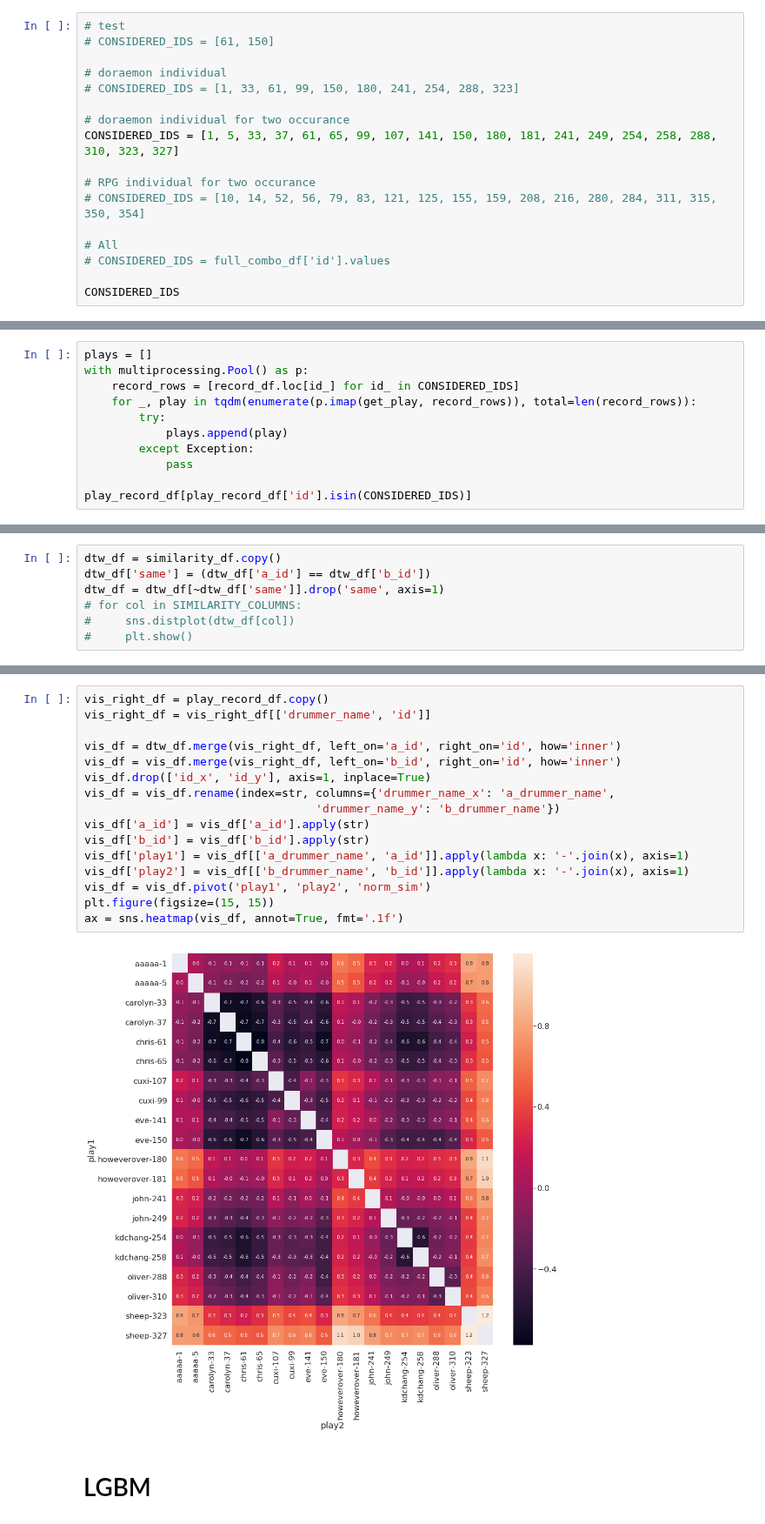
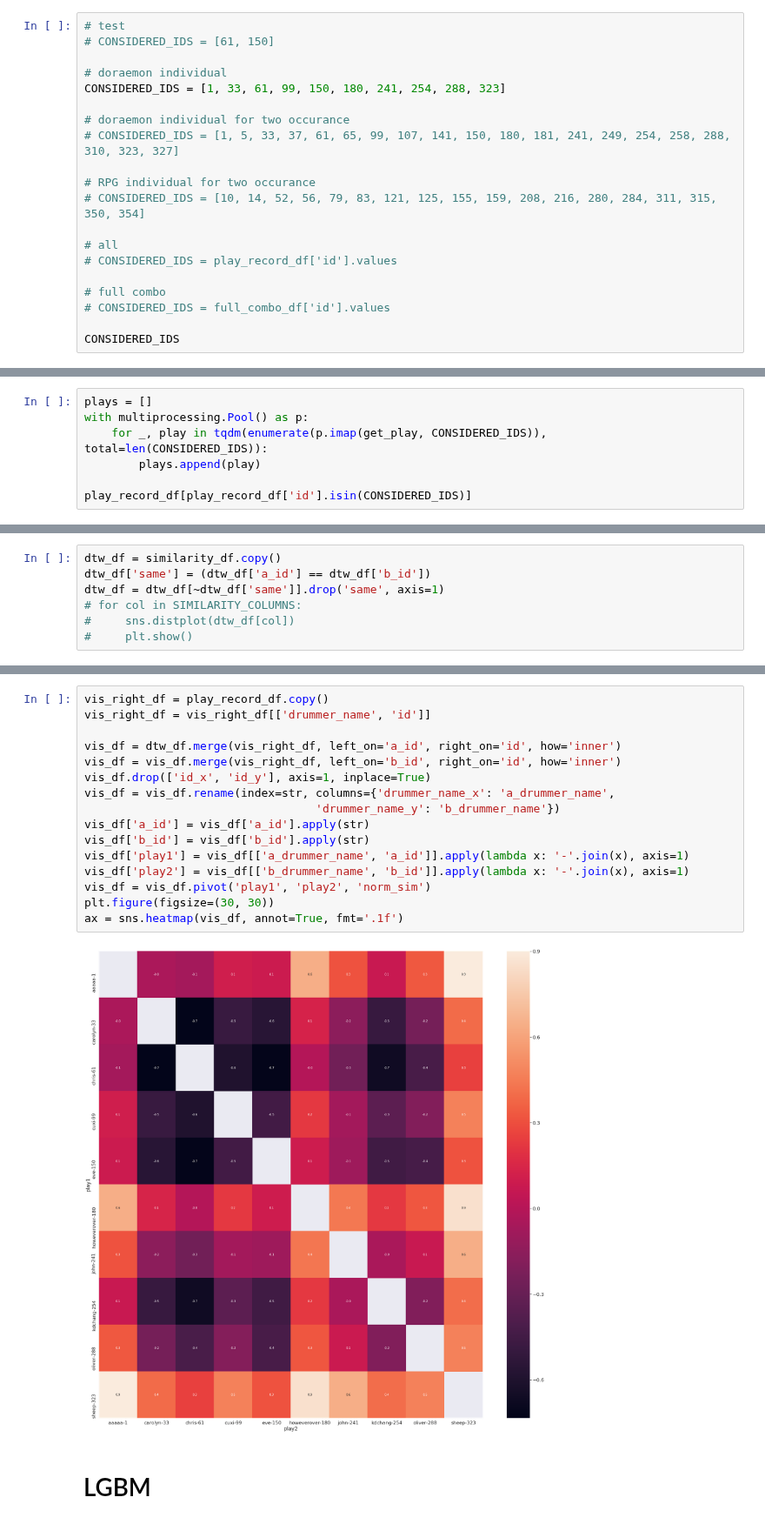
Before and after one commit to dsmilab/Taiko-Master, a Jupyter notebook: util/[beta] DTW.ipynb, the cells around one changed output, grey strips where cells are left out. Shown at 87% size. Cells and saved outputs as stored; diff of their text form.

```diff
--- a/util/[beta] DTW.ipynb
+++ b/util/[beta] DTW.ipynb
@@ -101,15 +101,18 @@ full_combo_df
 # CONSIDERED_IDS = [61, 150]
 
 # doraemon individual
-# CONSIDERED_IDS = [1, 33, 61, 99, 150, 180, 241, 254, 288, 323]
+CONSIDERED_IDS = [1, 33, 61, 99, 150, 180, 241, 254, 288, 323]
 
 # doraemon individual for two occurance
-CONSIDERED_IDS = [1, 5, 33, 37, 61, 65, 99, 107, 141, 150, 180, 181, 241, 249, 254, 258, 288, 310, 323, 327]
+# CONSIDERED_IDS = [1, 5, 33, 37, 61, 65, 99, 107, 141, 150, 180, 181, 241, 249, 254, 258, 288, 310, 323, 327]
 
 # RPG individual for two occurance
 # CONSIDERED_IDS = [10, 14, 52, 56, 79, 83, 121, 125, 155, 159, 208, 216, 280, 284, 311, 315, 350, 354]
 
-# All
+# all
+# CONSIDERED_IDS = play_record_df['id'].values
+
+# full combo
 # CONSIDERED_IDS = full_combo_df['id'].values
 
 CONSIDERED_IDS
@@ -137,12 +121,8 @@ CONSIDERED_IDS
 # %%
 plays = []
 with multiprocessing.Pool() as p:
-    record_rows = [record_df.loc[id_] for id_ in CONSIDERED_IDS]
-    for _, play in tqdm(enumerate(p.imap(get_play, record_rows)), total=len(record_rows)):
-        try:
-            plays.append(play)
-        except Exception:
-            pass
+    for _, play in tqdm(enumerate(p.imap(get_play, CONSIDERED_IDS)), total=len(CONSIDERED_IDS)):
+        plays.append(play)
 
 play_record_df[play_record_df['id'].isin(CONSIDERED_IDS)]
 # %% [output]
@@ -256,21 +230,21 @@ dtw_df
 # %%
 vis_right_df = play_record_df.copy()
 vis_right_df = vis_right_df[['drummer_name', 'id']]
 
 vis_df = dtw_df.merge(vis_right_df, left_on='a_id', right_on='id', how='inner')
 vis_df = vis_df.merge(vis_right_df, left_on='b_id', right_on='id', how='inner')
 vis_df.drop(['id_x', 'id_y'], axis=1, inplace=True)
 vis_df = vis_df.rename(index=str, columns={'drummer_name_x': 'a_drummer_name',
                                   'drummer_name_y': 'b_drummer_name'})
 vis_df['a_id'] = vis_df['a_id'].apply(str)
 vis_df['b_id'] = vis_df['b_id'].apply(str)
 vis_df['play1'] = vis_df[['a_drummer_name', 'a_id']].apply(lambda x: '-'.join(x), axis=1)
 vis_df['play2'] = vis_df[['b_drummer_name', 'b_id']].apply(lambda x: '-'.join(x), axis=1)
 vis_df = vis_df.pivot('play1', 'play2', 'norm_sim')
-plt.figure(figsize=(15, 15))
+plt.figure(figsize=(30, 30))
 ax = sns.heatmap(vis_df, annot=True, fmt='.1f')
 # %% [output]
-[figure, old version]
+[figure, new version]
 # %% [markdown]
 # LGBM
 # %%
```
Also changed, not shown: parts of 12 cells of this notebook, 9 other files.
